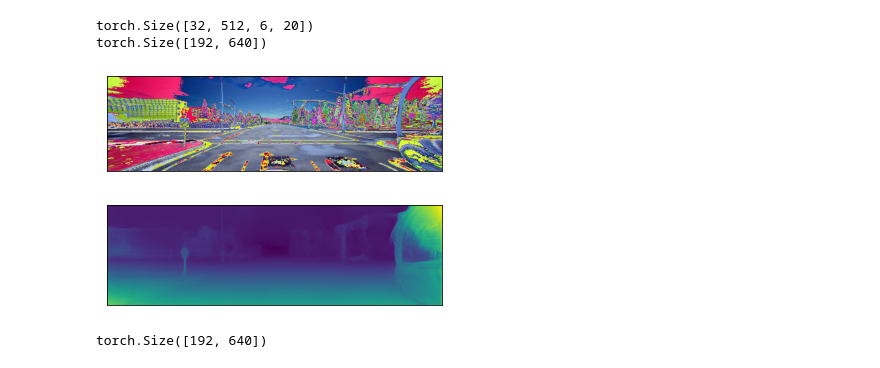
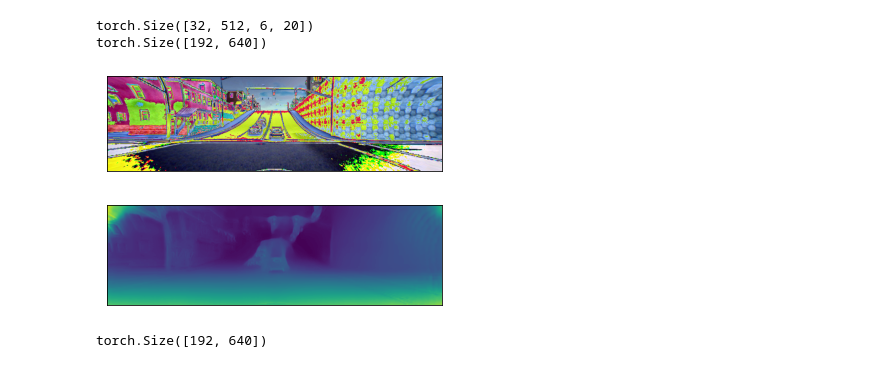
Before and after one commit to shamalweerasooriya/TCP_Refactored, a Jupyter notebook: resnet.ipynb, the cells around one changed output. Drawn from its saved outputs; the diff is of its cells as text; code cells hidden in the pictures.

```diff
--- a/resnet.ipynb
+++ b/resnet.ipynb
@@ -107,13 +107,13 @@ def show(imgs):
         axs[0, i].imshow(np.asarray(img))
         axs[0, i].set(xticklabels=[], yticklabels=[], xticks=[], yticks=[])
 # %%
-show(fImg[20])
+show(fImg[10])
 # %% [output]
-[figure, old version]
+[figure, new version]
 # %%
-show(df[20])
+show(df[10])
 # %% [output]
-[figure, old version]
+[figure, new version]
 # %%
 df[0].size()
 # %% [output]
```
Also changed, not shown: parts of 6 cells of this notebook, 2 other files.
